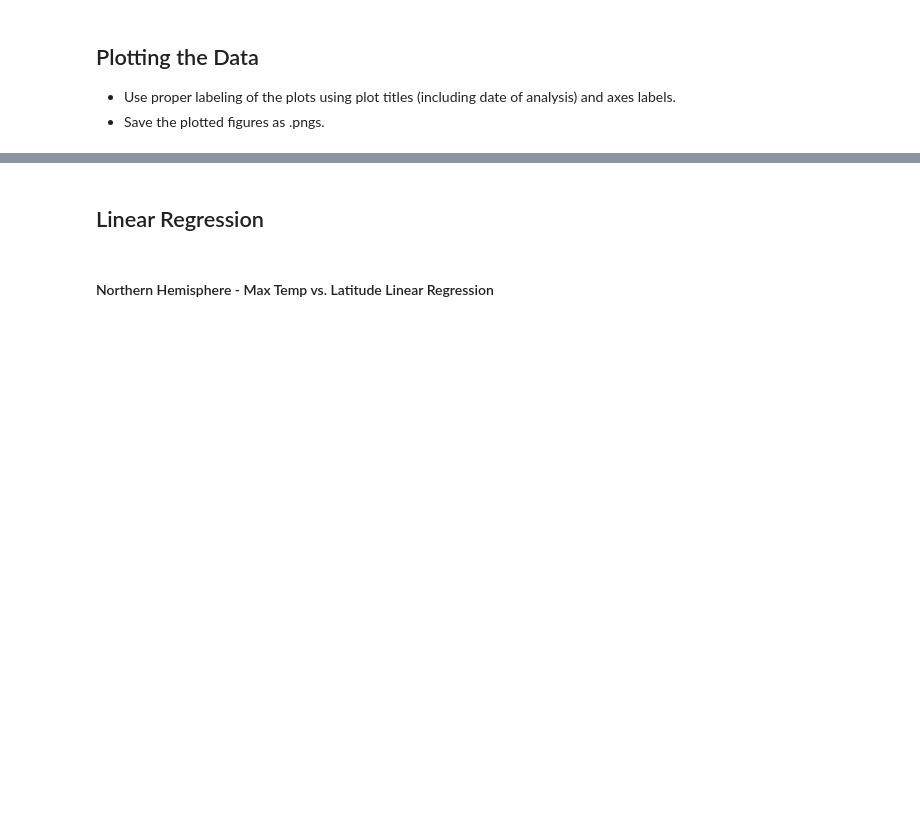
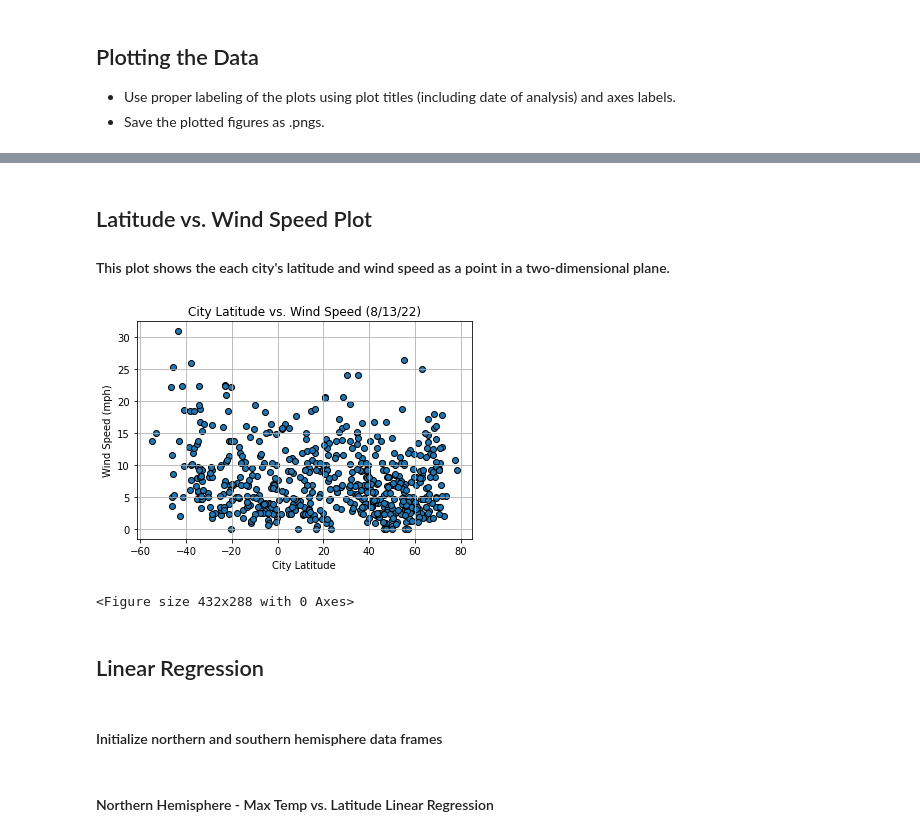
Before and after one commit to herzf012/python-api-challenge, a Jupyter notebook: WeatherPy.ipynb, the cells around one changed output, grey strips where cells are left out. Cells and saved outputs as stored; diff of their text form; code cells hidden in the pictures; blank space fills up the shorter version.

```diff
--- a/WeatherPy.ipynb
+++ b/WeatherPy.ipynb
@@ -172,2 +193,19 @@ Skip this step if there are no cities that have humidity > 100%.
+# %% [markdown]
+## Latitude vs. Wind Speed Plot
+
+#### This plot shows the each city's latitude and wind speed as a point in a two-dimensional plane.
+# %%
+plt.scatter(cities_df["Lat"], cities_df["Wind Speed"], edgecolors = "black")
+plt.grid()
+plt.xlabel("City Latitude")
+plt.ylabel(f"Wind Speed (mph)")
+plt.title(f"City Latitude vs. Wind Speed (8/13/22)")
+plt.show()
+plt.savefig("output_data\Fig4.png")
+# %% [output]
+[figure, added]
+<Figure size 432x288 with 0 Axes>
 # %% [markdown]
 ## Linear Regression
+# %% [markdown]
+#### Initialize northern and southern hemisphere data frames
```
Also changed, not shown: parts of 27 cells of this notebook, 6 other files.
